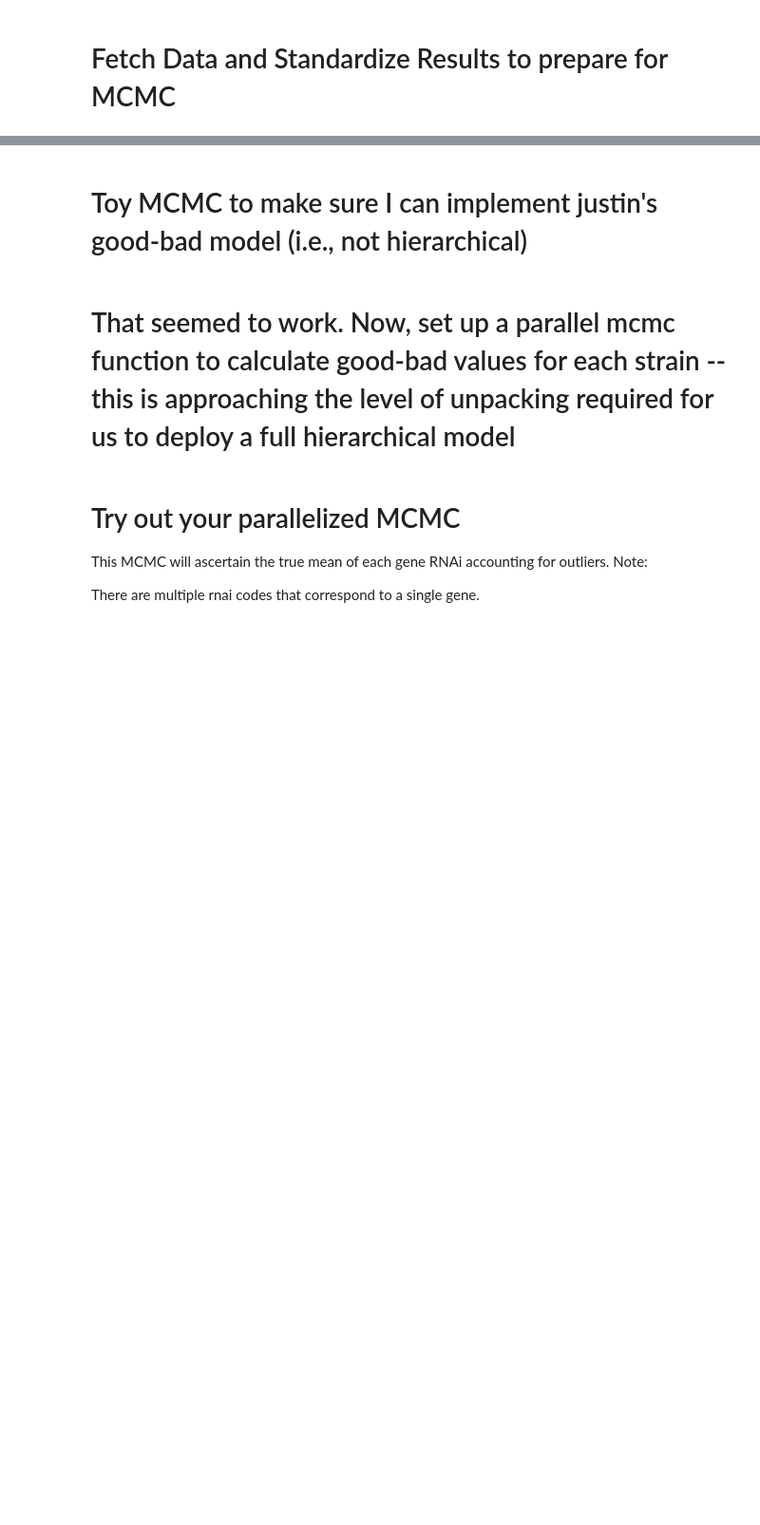
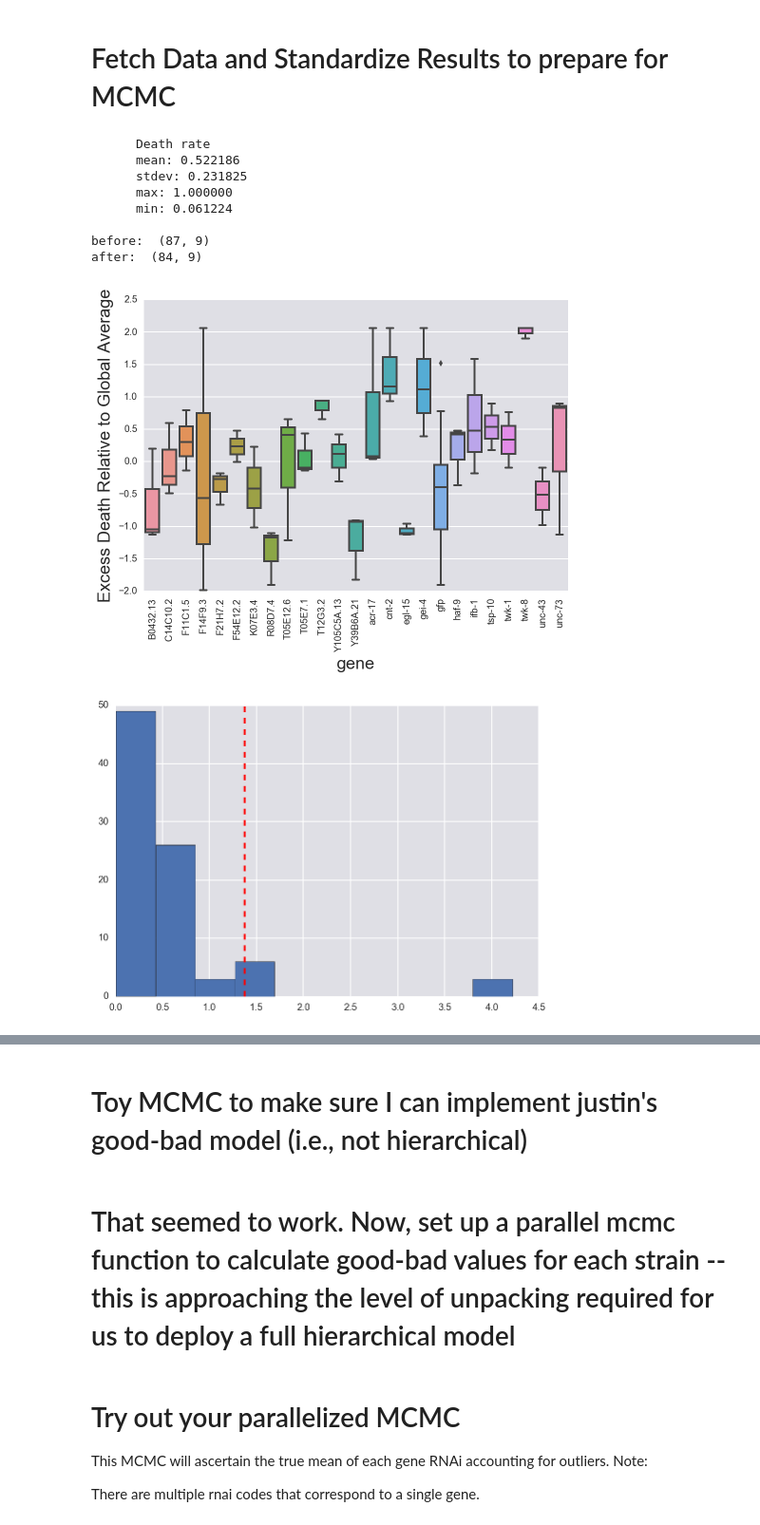
Before and after one commit to dangeles/WormFiles, a Jupyter notebook: agingRNAseq/src/MCMC Analysis.ipynb, the cells around one changed output, grey strips where cells are left out. Shown at 95% size. Cells and saved outputs as stored; diff of their text form; code cells hidden in the pictures; blank space fills up the shorter version.

```diff
--- a/agingRNAseq/src/MCMC Analysis.ipynb
+++ b/agingRNAseq/src/MCMC Analysis.ipynb
@@ -46,38 +48,79 @@ warnings.simplefilter(action='ignore', category=FutureWarning)
 # %%
 input_path = '../input/rnai_screen_results/'
 output_path = '../output/rnai_screen_results/'
 
-df = pd.read_csv(input_path + 'rnai_heat_shock_data.txt', sep='\t')
+df = pd.read_csv(input_path + 'rnai_heat_shock_data.csv', sep=',')
 names = pd.read_csv(input_path + 'rnai_genes_dict.csv')
-names.head()
 
 # rename the columns to something handy
 df.columns = ['rnai', 'alive', 'dead', 'date']
 
 # make all codes upper or lower, not both
 # first make sure each column is a str
 names.code = names.code.apply(str)
 df.rnai = df.rnai.apply(str)
 # now apply lower
 names.code = names.code.apply(str.lower)
 df.rnai = df.rnai.apply(str.lower)
 
 # extract the names that have been assayed so far
 def translate(x):
     """A function to go between rnai code and gene (human-readable) name."""
     return names[names.code == x].gene_name.values[0]
 
 df['gene'] = df.rnai.apply(translate)
 
-df.sort_values('gene', inplace=True)
+df['long_date'] = df.date.apply(lambda x:
+                                dt.datetime.strptime(x,'%Y-%m-%d'))
+df.sort_values(['gene', 'long_date'], inplace=True)
 
 # calculate fraction dead
 df['fraction_dead'] = df.dead/(df.alive + df.dead)
+print("""
+      Death rate
+      mean: {0:2f}
+      stdev: {1:2f}
+      max: {2:2f}
+      min: {3:2f}
+      """.format(df.fraction_dead.mean(), df.fraction_dead.std(),
+                 df.fraction_dead.max(), df.fraction_dead.min()
+                )
+     )
+
+# standardize dead values to the mean and stdev of the gfp data
+fr_dead_mu = df.fraction_dead.mean()
+fr_dead_sig = df.fraction_dead.std()
+total = (df.dead+df.alive)
+
+df['z_dead'] = (df.dead - total*fr_dead_mu)/(fr_dead_sig*total)
+
+sns.boxplot(x='gene', y='z_dead', data=df)
+plt.ylabel('Excess Death Relative to Global Average')
+plt.xticks(rotation=90)
 
 
-# standardize dead values to the mean and stdev of the gfp data
-gfp_fr_dead_mu = df.fraction_dead.mean()
-gfp_fr_dead_sig = df.fraction_dead.std()
-total = (df.dead+df.alive)
+def var_by_gene(x):
+    return df[df.gene == x].z_dead.var()
 
-df['z_dead'] = (df.dead - total*gfp_fr_dead_mu)/(gfp_fr_dead_sig*total)
+df['var_by_gene'] = df.gene.apply(var_by_gene)
+fig, ax = plt.subplots()
+plt.hist(df.var_by_gene)
+plt.axvline(df.var_by_gene.mean()+df.var_by_gene.std(), ls='--', color='r')
+to_drop = df[df.var_by_gene > df.var_by_gene.mean() + 2*df.var_by_gene.std()].gene
+to_drop
+
+labels = df.gene.isin(to_drop.unique())
+print('before: ', df.shape)
+df.drop(df[labels].index, inplace=True)
+print('after: ', df.shape)
+# %% [output]
+      Death rate
+      mean: 0.522186
+      stdev: 0.231825
+      max: 1.000000
+      min: 0.061224
+
+before:  (87, 9)
+after:  (84, 9)
+[figure, added]
+[figure, added]
```
Also changed, not shown: parts of 41 cells of this notebook, 12 other files.
